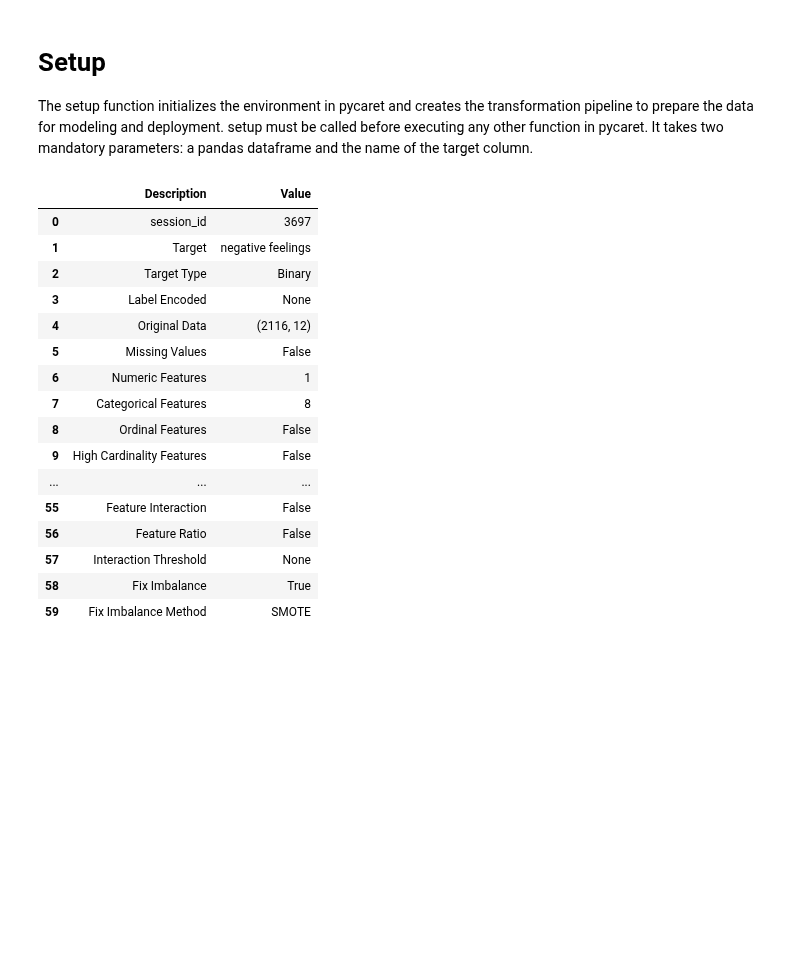
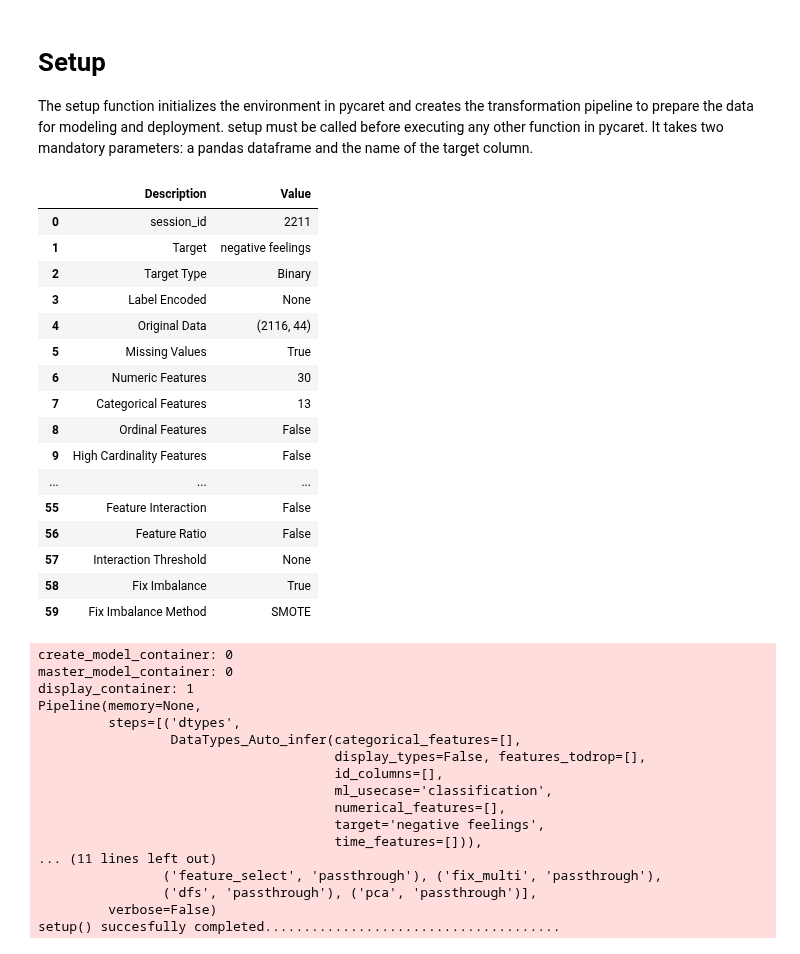
Before and after one commit to kcristinaa/RAIS-miniproject, a Jupyter notebook: predict_semas.ipynb, the cells around one changed output. Cells and saved outputs as stored; diff of their text form; code cells hidden in the pictures; blank space fills up the shorter version.

```diff
--- a/predict_semas.ipynb
+++ b/predict_semas.ipynb
@@ -77,4 +97,7 @@ fitbit
+# %%
+fitbit=fitbit.drop(columns=['stress_score', 'HAPPY', 'NEUTRAL', 'TENSE/ANXIOUS', 'HOME', 'OUTDOORS',
+                     'WORK/SCHOOL','min_goal','max_goal' ])
 # %%
-stress=fitbit.merge(sema_mood,on=['date','id'])
-stress
+data=fitbit.merge(sema_mood,on=['date','id'])
+data
 # %% [output]
@@ -93,0 +117,2 @@ stress
+# %%
+data=data.drop(columns=['id', 'date','ALERT','HAPPY','NEUTRAL','RESTED/RELAXED','SAD','TENSE/ANXIOUS','TIRED','positive feelings'])
@@ -123,19 +188,17 @@ from pycaret.classification import *
 # Setup
 The setup function initializes the environment in pycaret and creates the transformation pipeline to prepare the data for modeling and deployment. setup must be called before executing any other function in pycaret. It takes two mandatory parameters: a pandas dataframe and the name of the target column.
 # %%
-s = setup(data=stress, target='negative feelings', ignore_features=["id", "date"],
-          silent=True, fix_imbalance=True, categorical_features=['ALERT', 'HAPPY', 'NEUTRAL',
-       'RESTED/RELAXED', 'SAD', 'TENSE/ANXIOUS', 'TIRED', 'positive feelings'])
+s = setup(data=data, target='negative feelings', silent=True, fix_imbalance=True)
 # %% [output]
 |  | Description | Value |
-| 0 | session_id | 3697 |
+| 0 | session_id | 2211 |
 | 1 | Target | negative feelings |
 | 2 | Target Type | Binary |
 | 3 | Label Encoded | None |
-| 4 | Original Data | (2116, 12) |
-| 5 | Missing Values | False |
-| 6 | Numeric Features | 1 |
-| 7 | Categorical Features | 8 |
+| 4 | Original Data | (2116, 44) |
+| 5 | Missing Values | True |
+| 6 | Numeric Features | 30 |
+| 7 | Categorical Features | 13 |
 | 8 | Ordinal Features | False |
 | 9 | High Cardinality Features | False |
 | ... | ... | ... |
@@ -144,6 +207,23 @@ s = setup(data=stress, target='negative feelings', ignore_features=["id", "date"
 | 57 | Interaction Threshold | None |
 | 58 | Fix Imbalance | True |
 | 59 | Fix Imbalance Method | SMOTE |
+create_model_container: 0
+master_model_container: 0
+display_container: 1
+Pipeline(memory=None,
+         steps=[('dtypes',
+                 DataTypes_Auto_infer(categorical_features=[],
+                                      display_types=False, features_todrop=[],
+                                      id_columns=[],
+                                      ml_usecase='classification',
+                                      numerical_features=[],
+                                      target='negative feelings',
+                                      time_features=[])),
+... (11 lines left out)
+                ('feature_select', 'passthrough'), ('fix_multi', 'passthrough'),
+                ('dfs', 'passthrough'), ('pca', 'passthrough')],
+         verbose=False)
+setup() succesfully completed......................................
 # %%
 best = compare_models()
 # %% [output]
```
Also changed, not shown: parts of 13 cells of this notebook.
